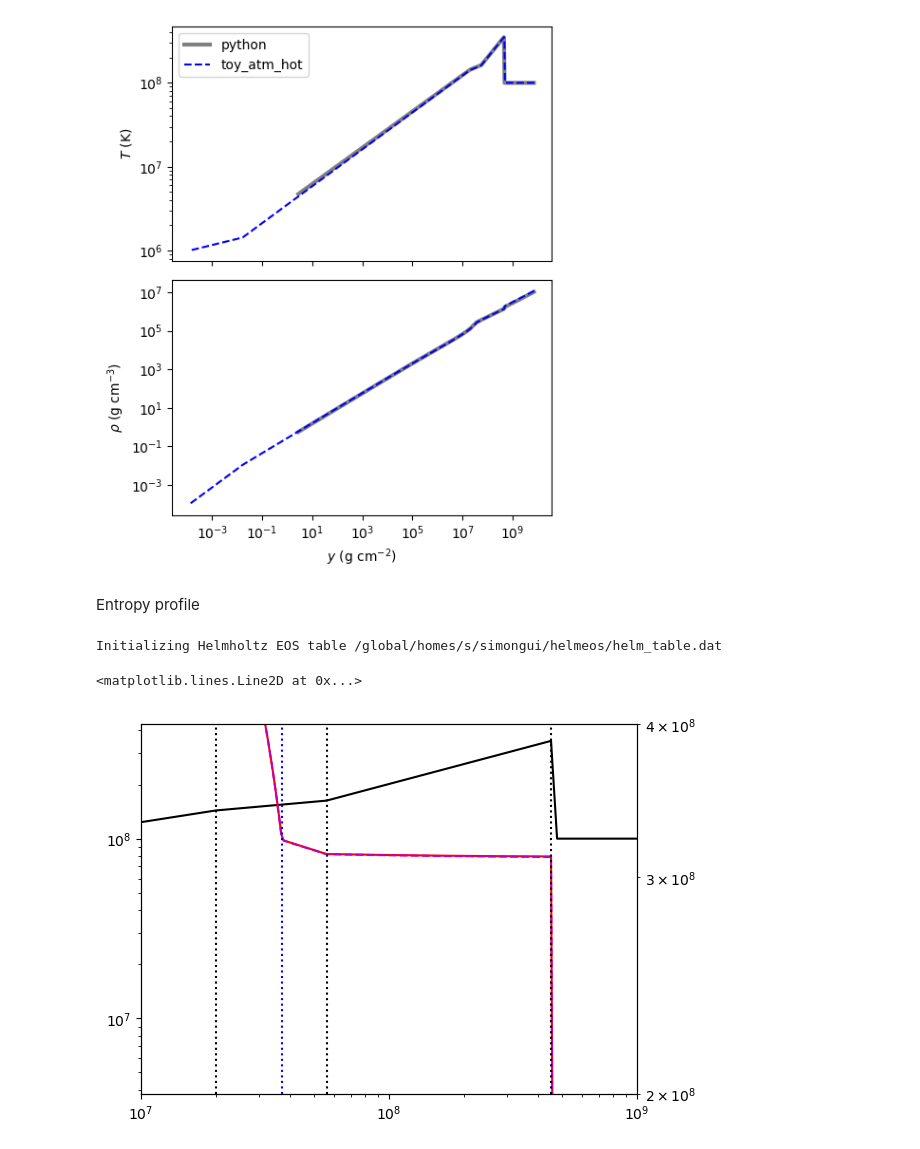
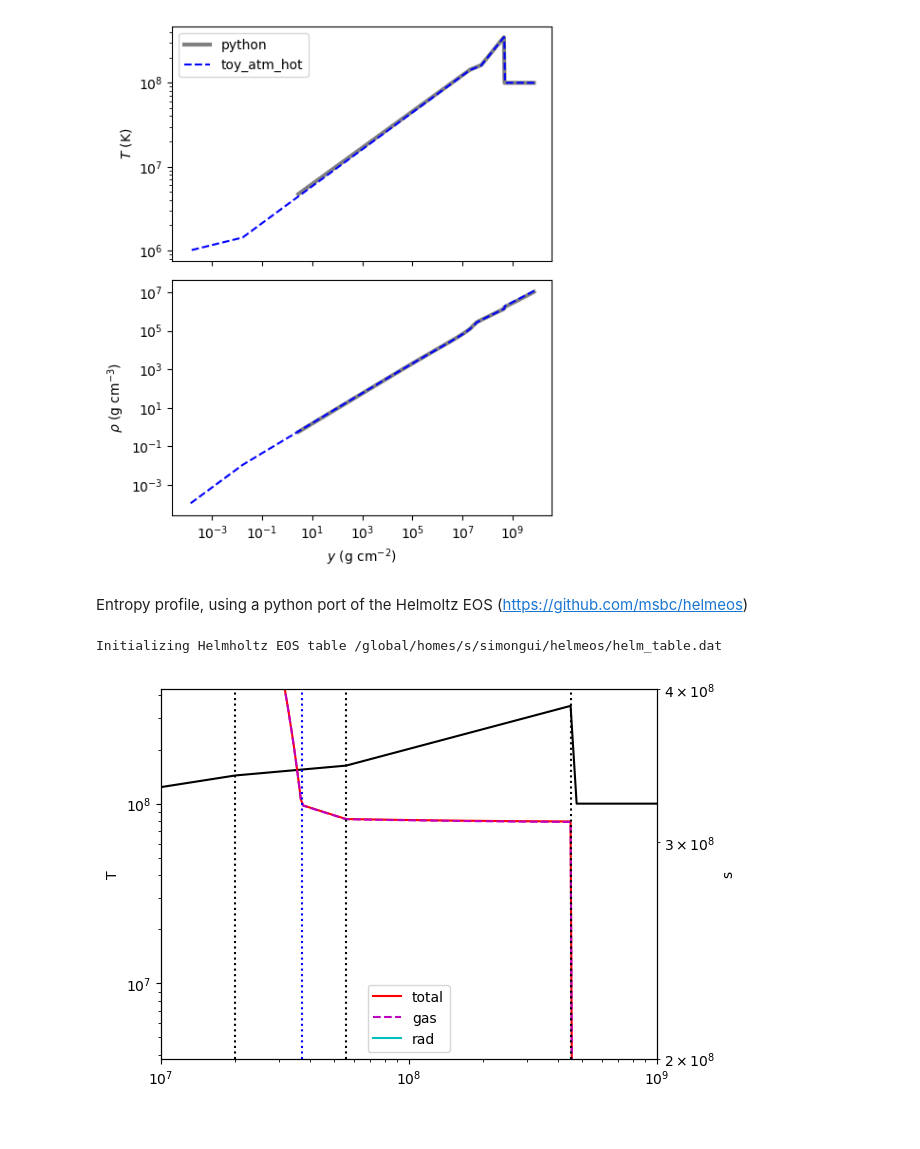
Before and after one commit to AMReX-Astro/MAESTROeX, a Jupyter notebook: Exec/science/xrb_layered/create_initial_model/Initial_Model.ipynb, the cells around one changed output. Saved outputs shown, nothing was run; the diff lists cells and outputs as text; code cells hidden in the pictures.

```diff
--- a/Exec/science/xrb_layered/create_initial_model/Initial_Model.ipynb
+++ b/Exec/science/xrb_layered/create_initial_model/Initial_Model.ipynb
@@ -571,35 +673,39 @@ plt.show()
 # %% [output]
 [figure]
 # %% [markdown]
-Entropy profile
+Entropy profile, using a python port of the Helmoltz EOS (https://github.com/msbc/helmeos)
 # %%
 import sys
 sys.path.append("/global/homes/s/simongui/")
 import helmeos
 
 abar = (toy2.X + toy2.Y/4 + toy2.Zcno/13 + toy2.Zfe/56)**-1
 zbar = abar * (toy2.X + 2*toy2.Y/4 + 7*toy2.Zcno/13 + 26*toy2.Zfe/56)
 
 stot = helmeos.eos_DT(toy2.rho, toy2.T, abar, zbar)['stot']
 sgas = helmeos.eos_DT(toy2.rho, toy2.T, abar, zbar)['sgas']
 srad = helmeos.eos_DT(toy2.rho, toy2.T, abar, zbar)['srad']
 
 fig,ax = plt.subplots(1,1)
+ax.set_ylabel('T')
 ax.loglog(toy2.y, toy2.T, 'k-')
 ax.invert_xaxis()
 ax.set_xlim([1e7,1e9])
 
 axb = ax.twinx()
-axb.loglog(toy2.y, stot, 'r-')
-axb.loglog(toy2.y, sgas, 'm--')
-axb.loglog(toy2.y, srad, 'c-')
+axb.set_ylabel('s')
+axb.loglog(toy2.y, stot, 'r-', label='total')
+axb.loglog(toy2.y, sgas, 'm--', label='gas')
+axb.loglog(toy2.y, srad, 'c-', label='rad')
 axb.set_ylim([2e8,4e8])
+axb.legend()
 
 plt.axvline(yd,color='b',ls=':')
 plt.axvline(y1,color='k',ls=':')
 plt.axvline(y2_p,color='k',ls=':')
 plt.axvline(y3,color='k',ls=':')
+
+plt.show()
 # %% [output]
 Initializing Helmholtz EOS table /global/homes/s/simongui/helmeos/helm_table.dat
-<matplotlib.lines.Line2D at 0x...>
-[figure, old version]
+[figure, new version]
```
Also changed, not shown: parts of 7 cells of this notebook, 9 other files.
